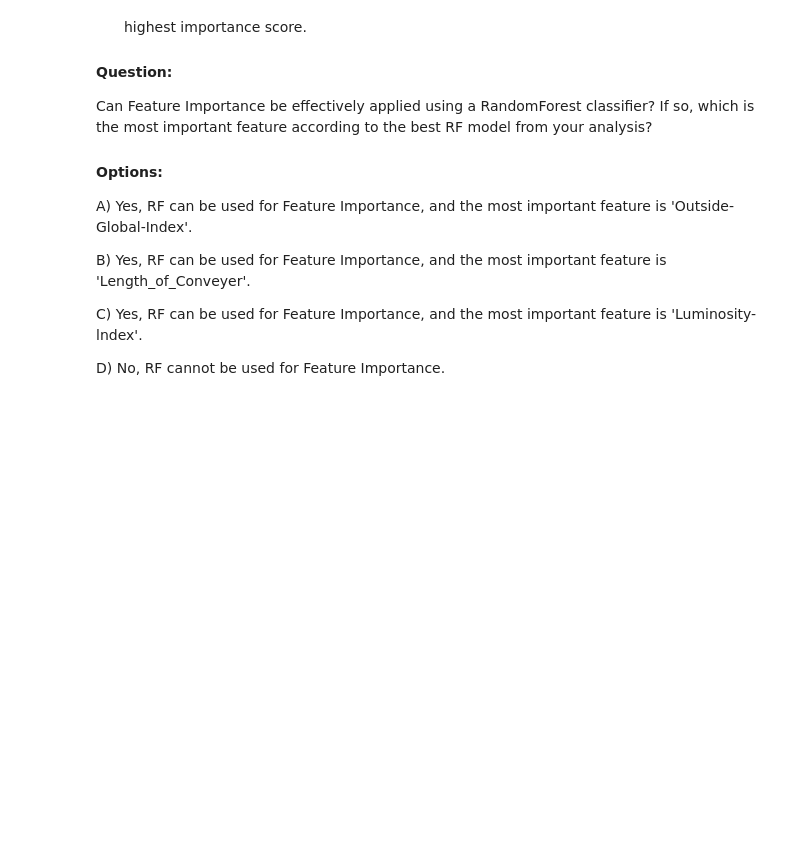
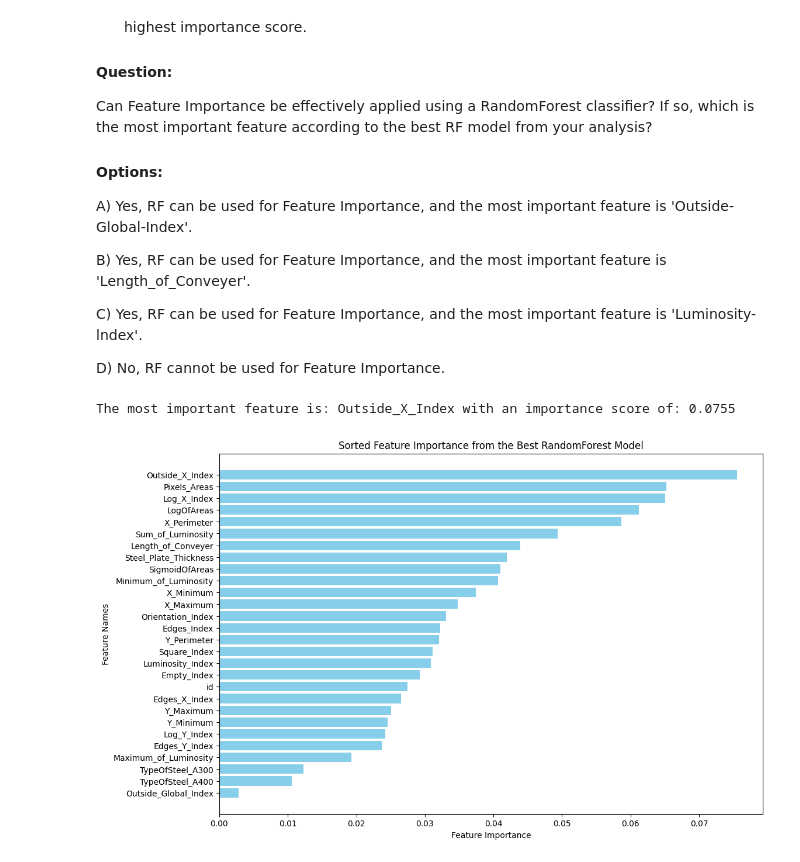
Before and after one commit to tripathiosho/ImportantNotebooks, a Jupyter notebook: Decision_Tree_Case_Study.ipynb, the cells around one changed output. Cells and saved outputs as stored; diff of their text form; code cells hidden in the pictures; blank space fills up the shorter version.

```diff
--- a/Decision_Tree_Case_Study.ipynb
+++ b/Decision_Tree_Case_Study.ipynb
@@ -799,0 +821,20 @@ print(f"The OOB score for resampled data is: {oob_score_res:.4f}")
+# %%
+from imblearn.over_sampling import SMOTE
+smt = SMOTE(k_neighbors=5, random_state=42)
+X_resampled, y_resampled = smt.fit_resample(X,y)
+
+
+from sklearn.model_selection import train_test_split
+X_train, X_test, y_train, y_test = train_test_split(X, y, test_size=0.33, random_state=42)
+X_train_smt, X_test_smt, y_train_smt, y_test_smt = train_test_split(X_resampled, y_resampled, test_size=0.33, random_state=42)
+
+
+from sklearn.ensemble import RandomForestClassifier as RFC
+rfc = RFC(random_state=42, oob_score=True)
+rfc.fit(X_train, y_train)
+print(f'OOB_Score of Random Forest Classifier trained on Original Data: {np.round(100*rfc.oob_score_,2)}%')
+print()
+
+rfc_smt = RFC(random_state=42, oob_score=True)
+rfc_smt.fit(X_train_smt, y_train_smt)
+print(f'OOB_Score of Random Forest Classifier trained on Resampled Data: {np.round(100*rfc_smt.oob_score_,2)}%')
@@ -908,7 +969,7 @@ D) {'n_estimators': 200, 'min_samples_split': 2, 'min_samples_leaf': 1, 'max_dep
 #### Note:
 The parameter grid provided here is intentionally limited due to time constraints and is mainly for practice purposes. To potentially achieve better results, consider expanding the range of parameters and allowing more time for tuning. The current setup is designed to provide a basic understanding of how parameter tuning affects model performance but does not guarantee optimal results.
 # %%
-from sklearn._____ import RandomizedSearchCV
+from sklearn.model_selection import RandomizedSearchCV
 
 # Define a more extensive parameter grid for Random Search
 params = {
@@ -921,11 +982,11 @@ params = {
 # Initialize the RandomForest classifier
 rf = RandomForestClassifier(random_state=42)
 
-# TODO: Setup RandomizedSearchCV with randomforest model,  30 iterations and 2-fold cross-validation
-random_search = RandomizedSearchCV(____=rf, param_distributions=params, ____=30, ___=2, verbose=1, random_state=42)
+# TODO: Setup RandomizedSearchCV with randomforest model, 30 iterations and 2-fold cross-validation
+random_search = RandomizedSearchCV(estimator=rf, param_distributions=params, n_iter=30, cv=2, verbose=1, random_state=42)
 
 # TODO: Perform the Random Search
-random_search.___(____, ____)
+random_search.fit(X_train, y_train)
 
 # Print the best parameters and the best score
 print("Best parameters found: ", random_search.best_params_)
@@ -963,29 +1028,32 @@ C) Yes, RF can be used for Feature Importance, and the most important feature is
 D) No, RF cannot be used for Feature Importance.
 # %%
 # TODO: Get the best RandomForest model from RandomizedSearchCV
-best_rf_model = random_search.____
+best_rf_model = random_search.best_estimator_
 
 # TODO: Get feature importances from the best model
-feature_importances = best_rf_model._____
+feature_importances = best_rf_model.feature_importances_
 
 # Get feature names
 feature_names = X_train_res.columns  # Adjust this if your feature names are stored differently
 
 # TODO: Sort the features by their importance (and keep track of their names)
-sorted_indices = np._______(feature_importances)[::-1] # Hint sort only the `indicies` of the feature according to their importances.
+sorted_indices = np.argsort(feature_importances)[::-1]  # Sort indices in descending order
 sorted_importances = feature_importances[sorted_indices]
 sorted_feature_names = feature_names[sorted_indices]
 
 # Print the most important feature and its importance score
 most_important_feature_name = sorted_feature_names[0]
 print(f"The most important feature is: {most_important_feature_name} with an importance score of: {sorted_importances[0]:.4f}")
 
 # TODO: Plot all feature importances sorted
 plt.figure(figsize=(12, 8))
-plt.barh(range(len(sorted_importances)), ____, align='center', color='skyblue')
+plt.barh(range(len(sorted_importances)), sorted_importances, align='center', color='skyblue')
 plt.yticks(range(len(sorted_importances)), sorted_feature_names)
 plt.xlabel('Feature Importance')
 plt.ylabel('Feature Names')
 plt.title('Sorted Feature Importance from the Best RandomForest Model')
 plt.gca().invert_yaxis()  # Invert y-axis to have the highest importance on top
 plt.show()
+# %% [output]
+The most important feature is: Outside_X_Index with an importance score of: 0.0755
+[figure, added]
```
Also changed, not shown: parts of 6 cells of this notebook.
